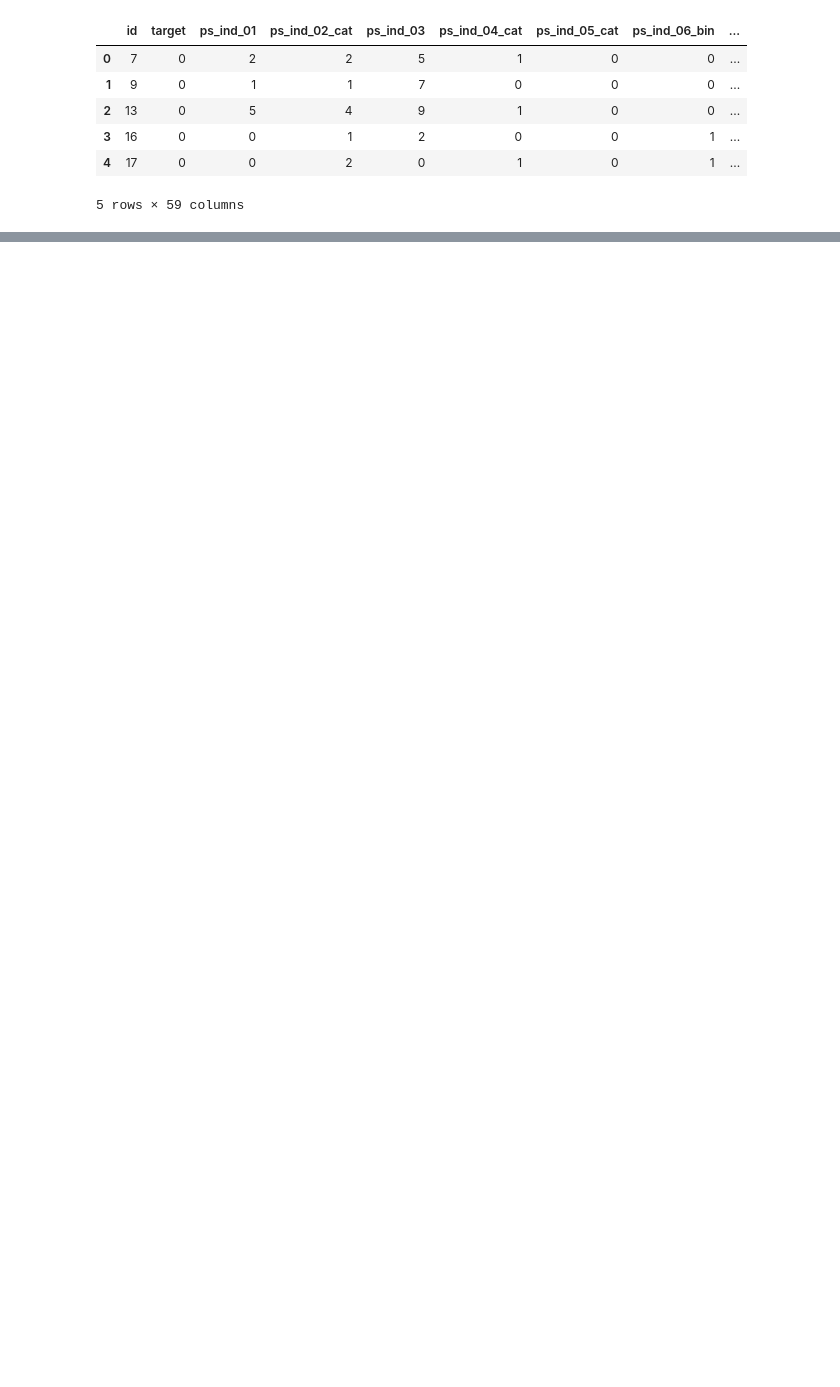
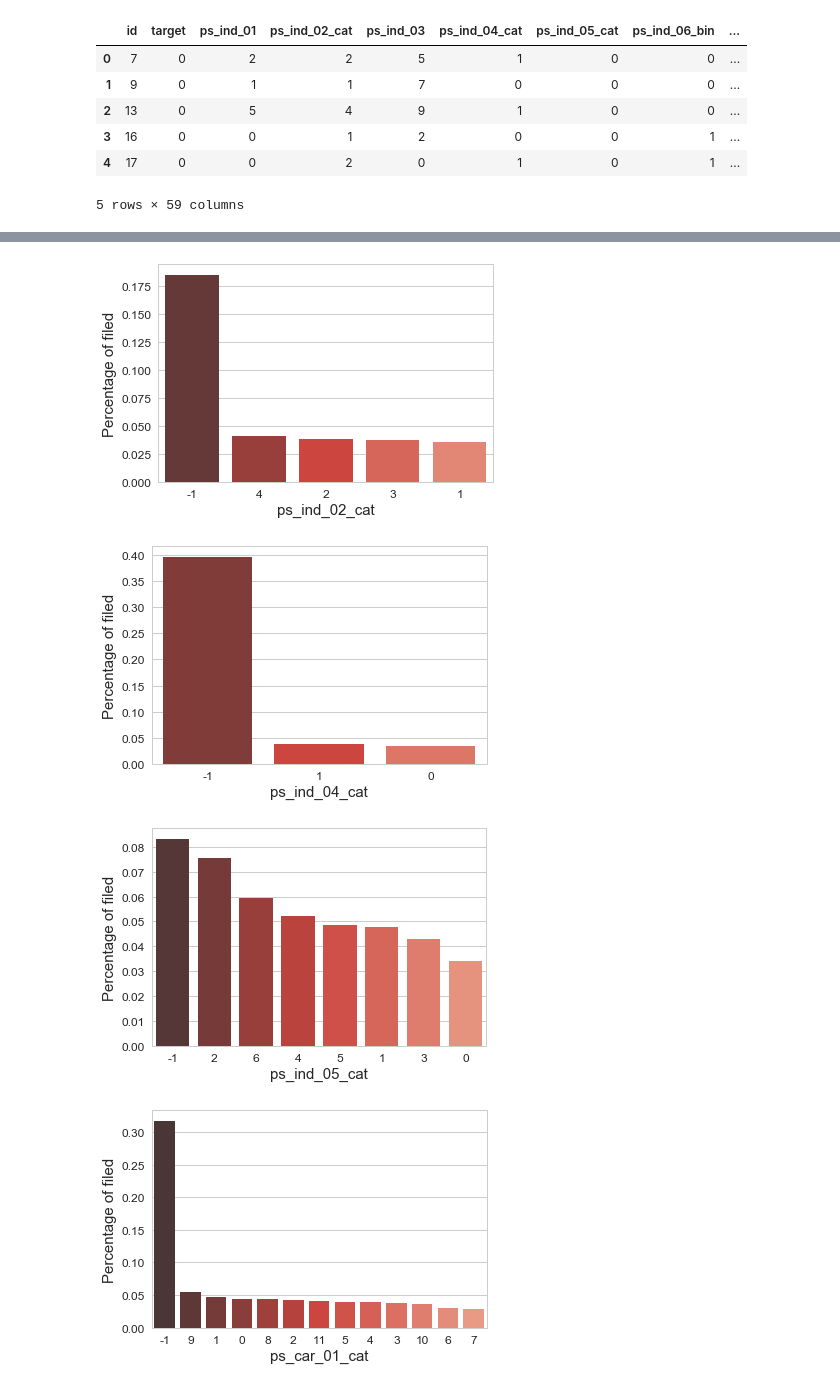
Before and after one commit to yirongtang/project-1, a Jupyter notebook: project1.ipynb, the cells around one changed output, grey strips where cells are left out. Cells and saved outputs as stored; diff of their text form; code cells hidden in the pictures; blank space fills up the shorter version.

```diff
--- a/project1.ipynb
+++ b/project1.ipynb
@@ -126,24 +68,3 @@ for col in binary:
-# %%
-ind = binary    # the x locations for the groups
-width = 0.5       # the width of the bars: can also be len(x) sequence
-f,ax = plt.subplots(figsize=(22,8))
-#plt.figure(figsize=(22,8))
-
-p1 = plt.bar(ind, zero, width,color='purple')
-p2 = plt.bar(ind, one, width,bottom = zero,color='orange')
-
-plt.ylabel('binary')
-plt.title('Binary data Visulation')
-
-xticks=range(0,len(ind))
-xlabels=[index for index in ind]
-ax.set_xticks(ind,(ind))
-ax.set_xticklabels(xlabels, rotation=40)
-ax.set_yticks(np.arange(0, train.shape[0],100000))
-plt.legend((p1[0], p2[0]), ('0', '1'))
-plt.xlabel('figure 4')
-
-plt.show()
 # %%
 cal = [x for x in all_features if x[-3:]=='cat' ]
 cal = ['target']+cal
@@ -194,0 +89,6 @@ meta
+# %%
+sub_train = train.loc[train['target']==1]
+data_col = [x for x in all_features if (x!='target' and x!='id')]
+num = [x for x in data_col if x[-3:]=='cat' ]
+sub_train = sub_train[num]
+sub_train.head()
@@ -195,17 +102,16 @@ meta
 # %%
-v = meta[(meta.level == 'nominal') & (meta.keep)].index
-width = 0.5
-for f in v:
-    plt.figure()
-    f, ax = plt.subplots(figsize=(6,4))
-    # Calculate the percentage of target=1 per category value
-    percentage = train[[f, 'target']].groupby([f],as_index=False).mean()
+for col in sub_train.columns:
+    f,ax = plt.subplots(figsize=(6,4))
+    percentage = train[[col, 'target']].groupby([col],as_index=False).mean()
     percentage.sort_values(by='target', ascending=False, inplace=True)
-
-
-    sns.barplot(ax=ax, x=f, y='target', data=percentage,palette = 'Reds_d', order=percentage[f])
+    sns.barplot(ax=ax, x=col, y='target', data=percentage,palette = 'Reds_d', order=percentage[col])
     #sns.distplot(cat_perc,color='red')
     plt.ylabel('Percentage of filed', fontsize=15)
-    plt.xlabel(f, fontsize=15)
+    plt.xlabel(col, fontsize=15)
     plt.tick_params(axis='both', which='major', labelsize=12)
     plt.show();
+# %% [output]
+[figure, added]
+[figure, added]
+[figure, added]
+[figure, added]
```
Also changed, not shown: parts of 21 cells of this notebook.
